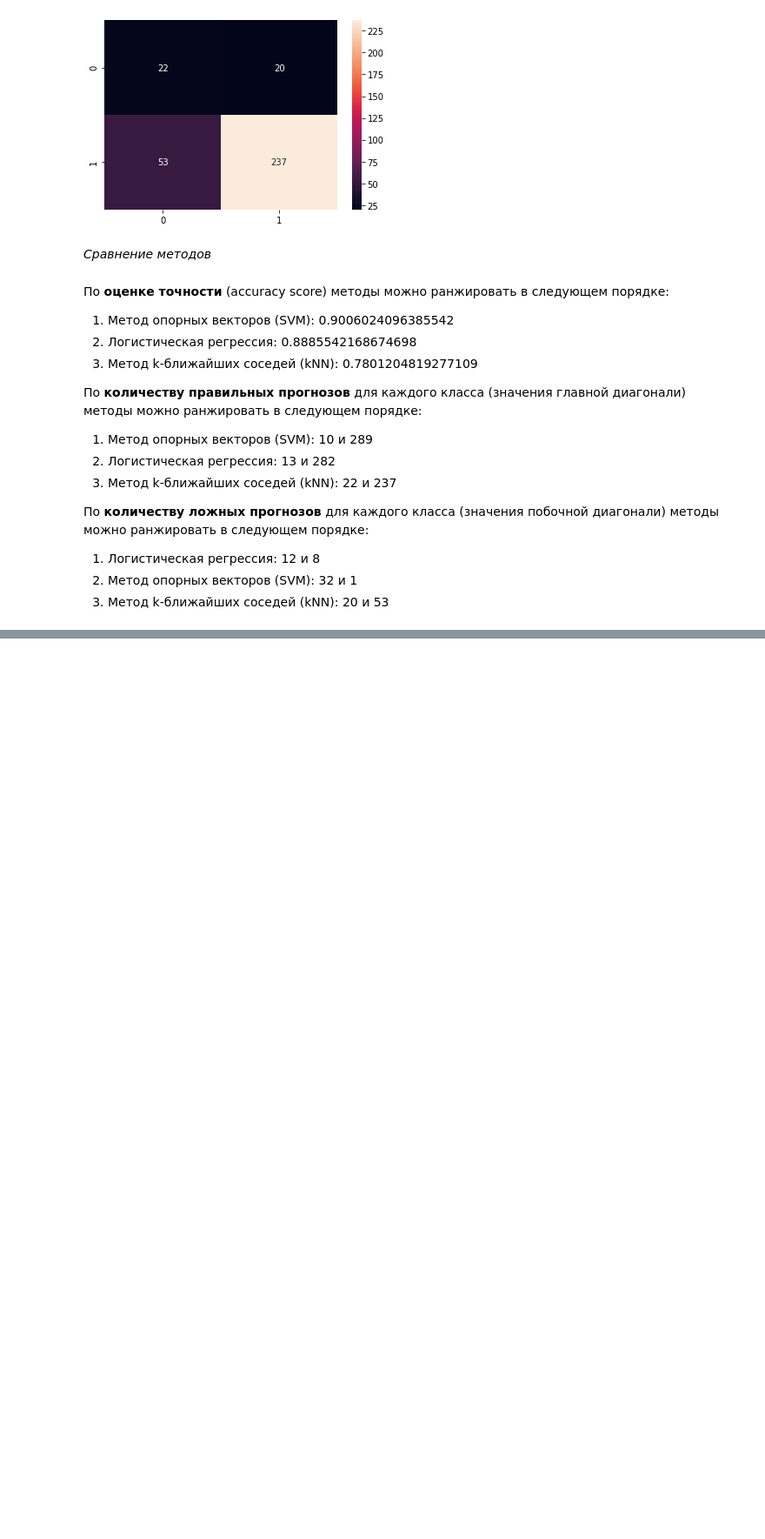
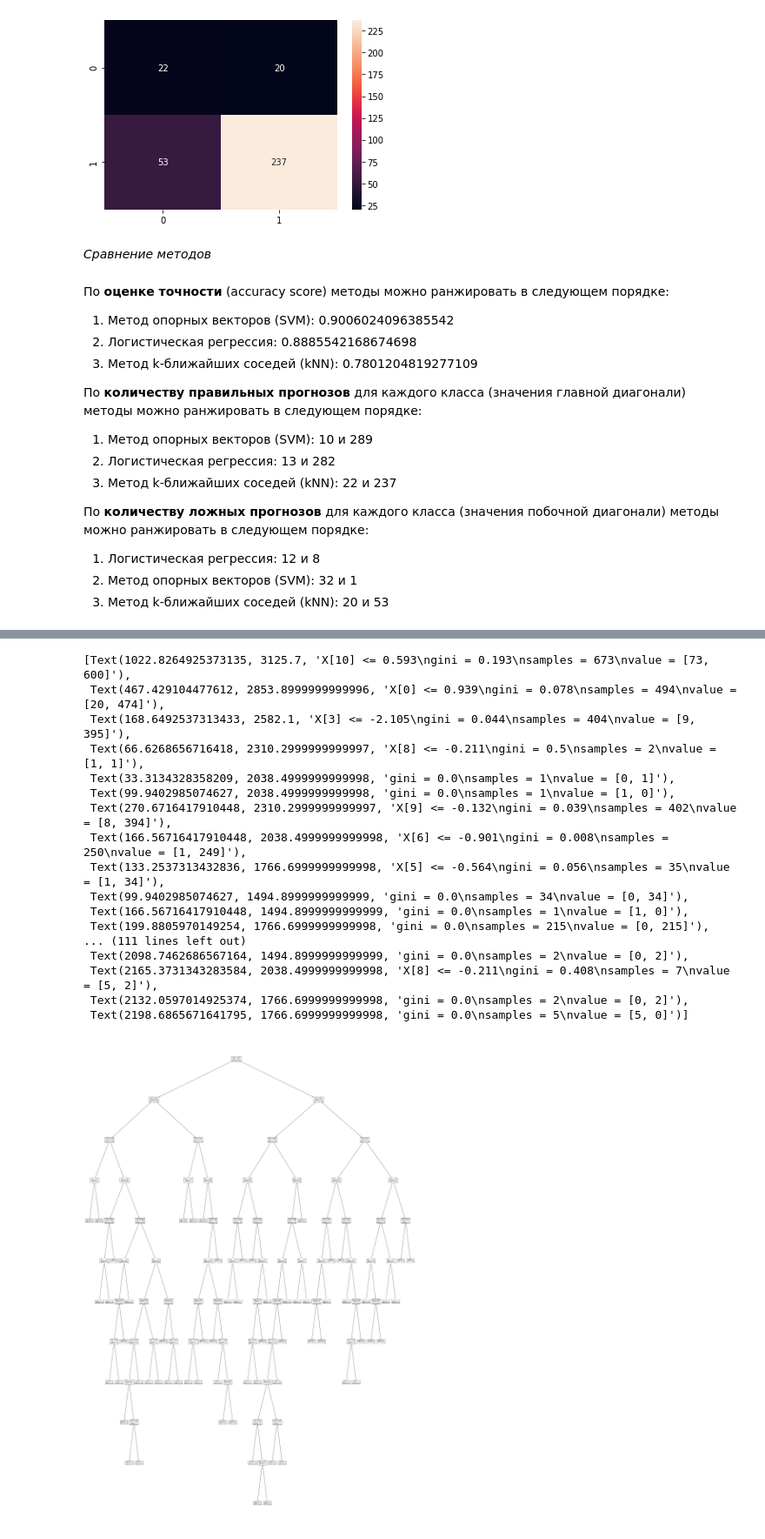
Before and after one commit to Tveralina/ML_-_Data_analysis, a Jupyter notebook: Laboratory_work_1__Classification.ipynb, the cells around one changed output, grey strips where cells are left out. Shown at 87% size. Drawn from its saved outputs; the diff is of its cells as text; code cells hidden in the pictures; blank space fills up the shorter version.

```diff
--- a/Laboratory_work_1__Classification.ipynb
+++ b/Laboratory_work_1__Classification.ipynb
@@ -334,0 +387,23 @@ KNeighborsClassifier(algorithm='auto', leaf_size=30, metric='minkowski',
+# %%
+# Построение дерева решений
+plt.figure(figsize=(40,60))
+tree.plot_tree(model)
+# %% [output]
+[Text(1022.8264925373135, 3125.7, 'X[10] <= 0.593\ngini = 0.193\nsamples = 673\nvalue = [73, 600]'),
+ Text(467.429104477612, 2853.8999999999996, 'X[0] <= 0.939\ngini = 0.078\nsamples = 494\nvalue = [20, 474]'),
+ Text(168.6492537313433, 2582.1, 'X[3] <= -2.105\ngini = 0.044\nsamples = 404\nvalue = [9, 395]'),
+ Text(66.6268656716418, 2310.2999999999997, 'X[8] <= -0.211\ngini = 0.5\nsamples = 2\nvalue = [1, 1]'),
+ Text(33.3134328358209, 2038.4999999999998, 'gini = 0.0\nsamples = 1\nvalue = [0, 1]'),
+ Text(99.9402985074627, 2038.4999999999998, 'gini = 0.0\nsamples = 1\nvalue = [1, 0]'),
+ Text(270.6716417910448, 2310.2999999999997, 'X[9] <= -0.132\ngini = 0.039\nsamples = 402\nvalue = [8, 394]'),
+ Text(166.56716417910448, 2038.4999999999998, 'X[6] <= -0.901\ngini = 0.008\nsamples = 250\nvalue = [1, 249]'),
+ Text(133.2537313432836, 1766.6999999999998, 'X[5] <= -0.564\ngini = 0.056\nsamples = 35\nvalue = [1, 34]'),
+ Text(99.9402985074627, 1494.8999999999999, 'gini = 0.0\nsamples = 34\nvalue = [0, 34]'),
+ Text(166.56716417910448, 1494.8999999999999, 'gini = 0.0\nsamples = 1\nvalue = [1, 0]'),
+ Text(199.8805970149254, 1766.6999999999998, 'gini = 0.0\nsamples = 215\nvalue = [0, 215]'),
+... (111 lines left out)
+ Text(2098.7462686567164, 1494.8999999999999, 'gini = 0.0\nsamples = 2\nvalue = [0, 2]'),
+ Text(2165.3731343283584, 2038.4999999999998, 'X[8] <= -0.211\ngini = 0.408\nsamples = 7\nvalue = [5, 2]'),
+ Text(2132.0597014925374, 1766.6999999999998, 'gini = 0.0\nsamples = 2\nvalue = [0, 2]'),
+ Text(2198.6865671641795, 1766.6999999999998, 'gini = 0.0\nsamples = 5\nvalue = [5, 0]')]
+[figure, added]
```
Also changed, not shown: parts of 4 cells of this notebook.
